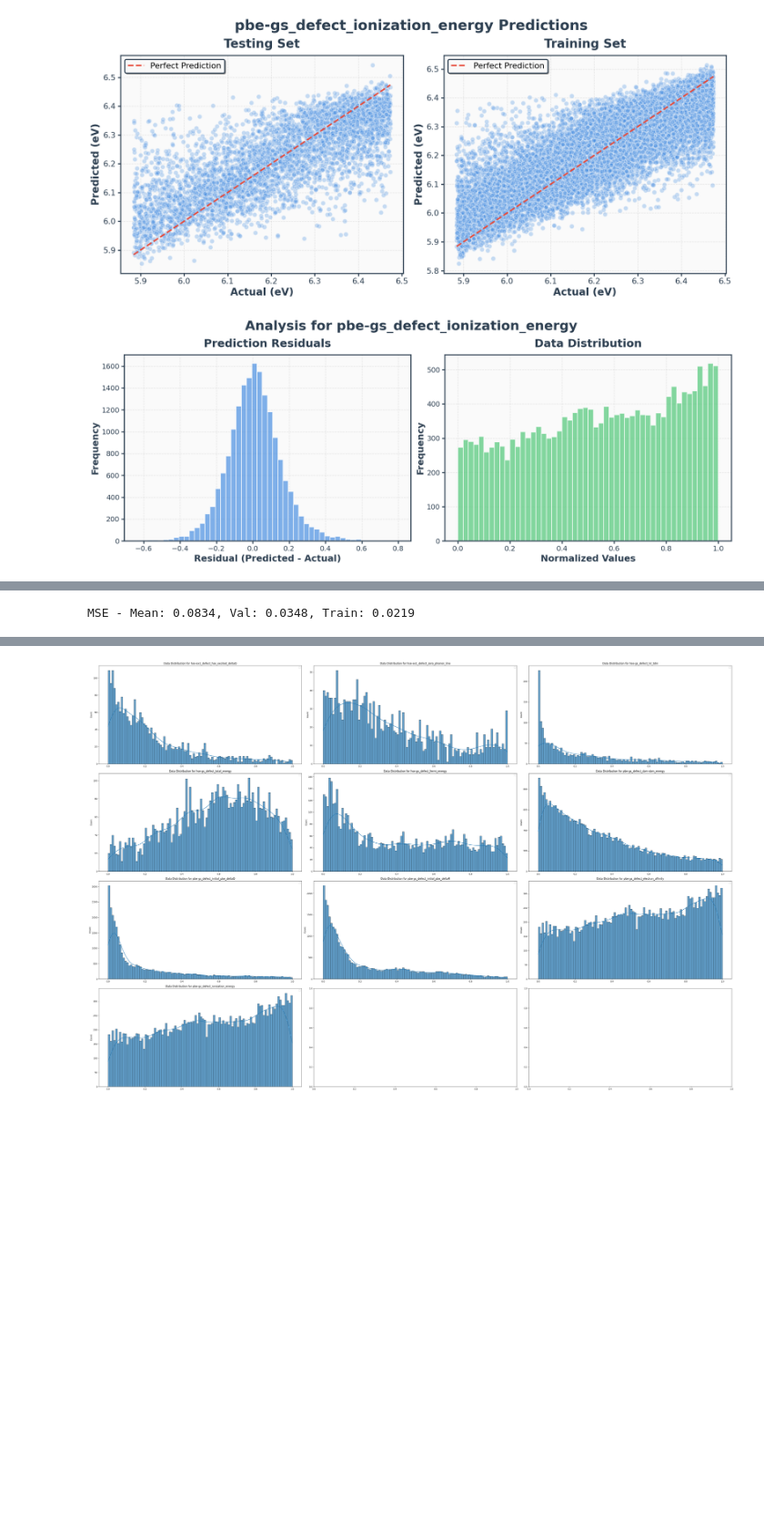
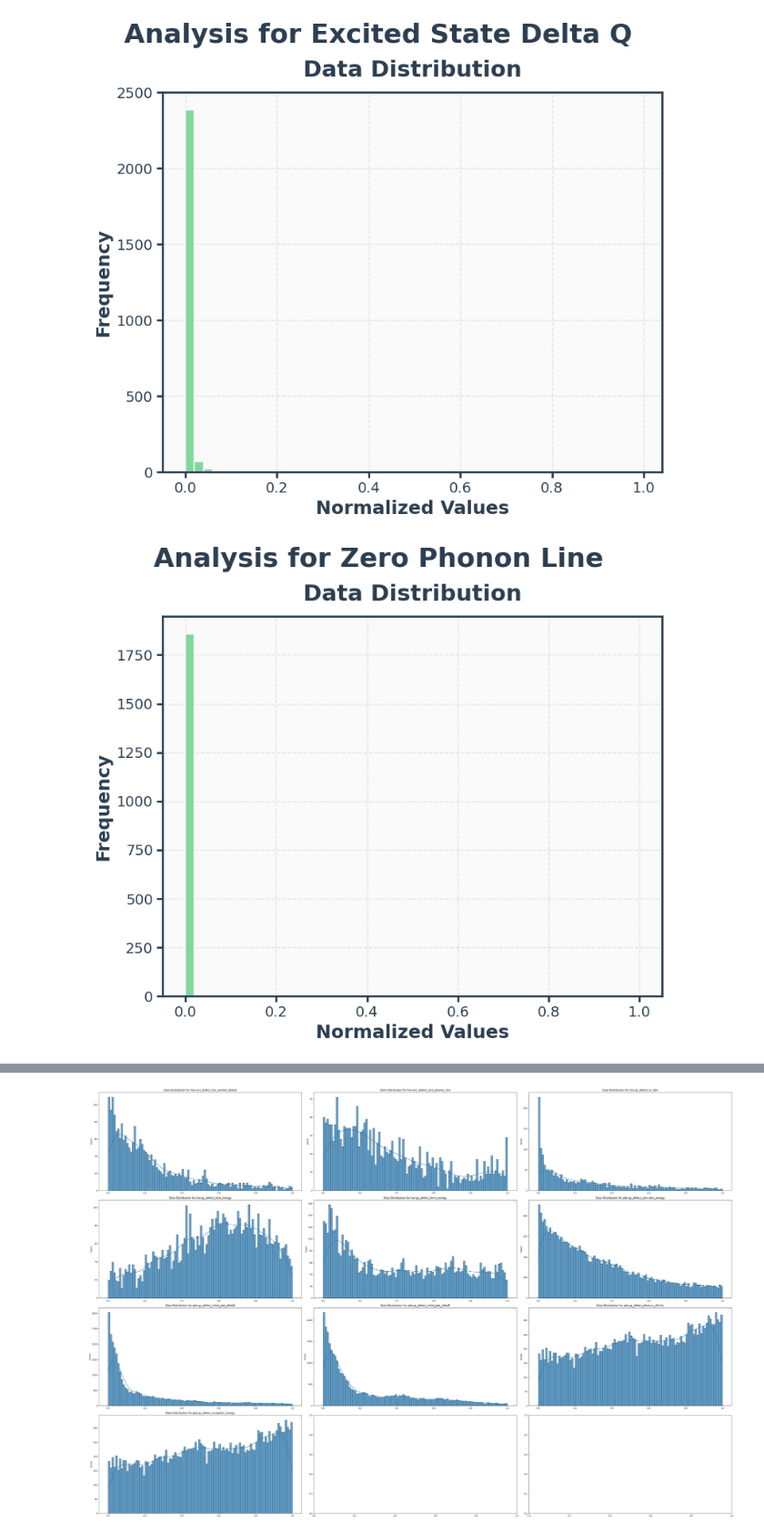
Before and after one commit to petedowney/CrystalDefects, a Jupyter notebook: visulization/visulizations.ipynb, the cells around one changed output, grey strips where cells are left out. Shown at 91% size. Cells and saved outputs as stored; diff of their text form; code cells hidden in the pictures; blank space fills up the shorter version.

```diff
--- a/visulization/visulizations.ipynb
+++ b/visulization/visulizations.ipynb
@@ -252,26 +267,38 @@ def plot_or_save(label1, label2, version, save = False, alpha=0.5):
 # %%
 import importlib
 import os
 importlib.reload(GCN)
 
 LABELS = [
-    # ('hse-ex1', 'defect_hse_excited_deltaQ', '4.0'),
-    # ("hse-ex1", "defect_zero_phonon_line", '4.0'),
-    # ('hse-gs', 'defect_lvl_tdm', '4.0'),
-    # ('hse-gs', 'defect_total_energy', '4.0'),
-    # ('hse-gs', 'defect_fermi_energy', '4.0'),
-    # ('pbe-gs', 'defect_cbm-vbm_energy', '4.0'),
-    # ('pbe-gs', 'defect_initial_pbe_deltaQ', '4.0'),
-    # ('pbe-gs', 'defect_initial_pbe_deltaR', '4.0'),
-    # ('pbe-gs', 'defect_electron_affinity', '4.0'),
+    ('hse-ex1', 'defect_hse_excited_deltaQ', '4.0'),
+    ("hse-ex1", "defect_zero_phonon_line", '4.0'),
+    ('hse-gs', 'defect_total_energy', '4.0'),
+    ('hse-gs', 'defect_fermi_energy', '4.0'),
+    ('pbe-gs', 'defect_cbm-vbm_energy', '4.0'),
+    ('pbe-gs', 'defect_initial_pbe_deltaQ', '4.0'),
+    ('pbe-gs', 'defect_initial_pbe_deltaR', '4.0'),
+    ('pbe-gs', 'defect_electron_affinity', '4.0'),
     ('pbe-gs', 'defect_ionization_energy', '4.0')
 ]
 
-for label1, label2, version in LABELS:
+NAMES = [
+    "Excited State Delta Q",
+    "Zero Phonon Line",
+    "Defect Energy",
+    "Fermi Energy",
+    "CBM-VBM Energy",
+    "Initial PBE Delta Q",
+    "Initial PBE Delta R",
+    "Electron Affinity",
+    "Ionization Energy"
+]
+
+
+for (label1, label2, version), title in zip(LABELS, NAMES):
     if label1 == "pbe-gs":
-        plot_or_save(label1, label2, version, save=True, alpha=0.3)
+        plot_or_save(label1, label2, version, title, save=False, show=True, alpha=0.3)
     else:
-        plot_or_save(label1, label2, version, save=True, alpha=0.5)
+        plot_or_save(label1, label2, version, title, save=False, show=True, alpha=0.5)
 # %% [output]
-[figure, old version]
+[figure, new version]
-[figure, old version]
+[figure, new version]
@@ -279 +305,0 @@ for label1, label2, version in LABELS:
-MSE - Mean: 0.0834, Val: 0.0348, Train: 0.0219
```
Also changed, not shown: parts of 7 cells of this notebook, 41 other files.
